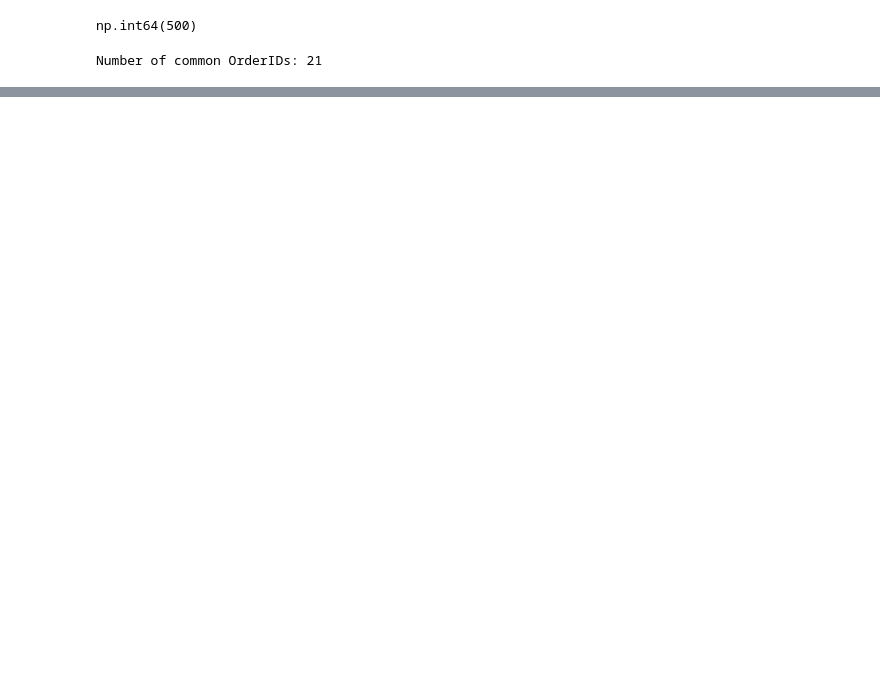
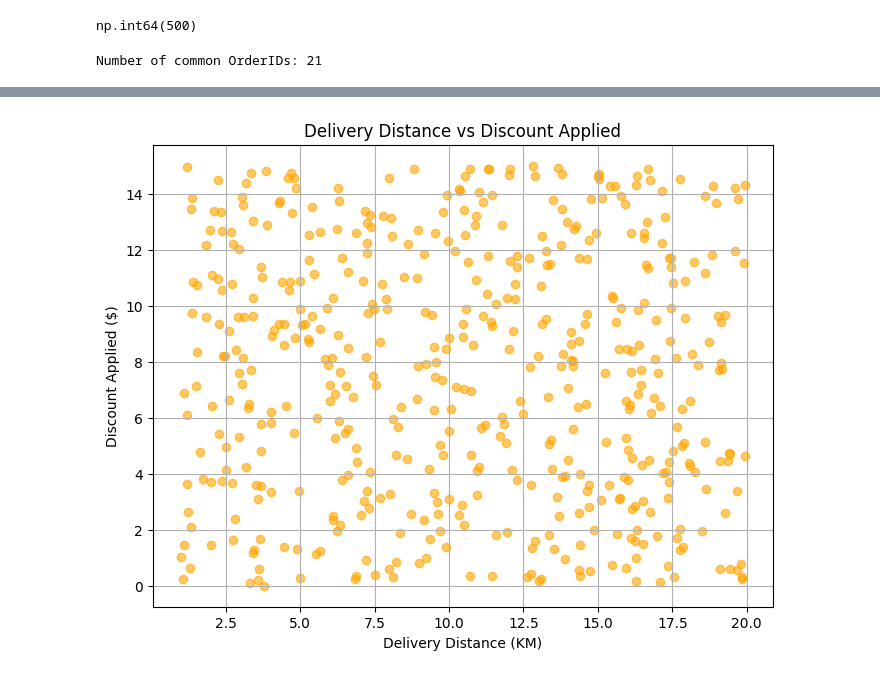
Before and after one commit to Arunprabhakaran04/EY_task, a Jupyter notebook: Case_study_1/case_analysis.ipynb, the cells around one changed output, grey strips where cells are left out. Cells and saved outputs as stored; diff of their text form; code cells hidden in the pictures; blank space fills up the shorter version.

```diff
--- a/Case_study_1/case_analysis.ipynb
+++ b/Case_study_1/case_analysis.ipynb
@@ -245,0 +260,11 @@ print(len(common_orders.intersection(set_food_demography)))
+# %%
+# Impact of Delivery Distance on Discount Applied
+plt.figure(figsize=(8, 6))
+plt.scatter(order_data['DeliveryDistanceKM'], order_data['DiscountApplied'], alpha=0.6, color='orange')
+plt.title('Delivery Distance vs Discount Applied')
+plt.xlabel('Delivery Distance (KM)')
+plt.ylabel('Discount Applied ($)')
+plt.grid(True)
+plt.show()
+# %% [output]
+[figure, added]
```
Also changed, not shown: parts of 23 cells of this notebook, 1 other file.
